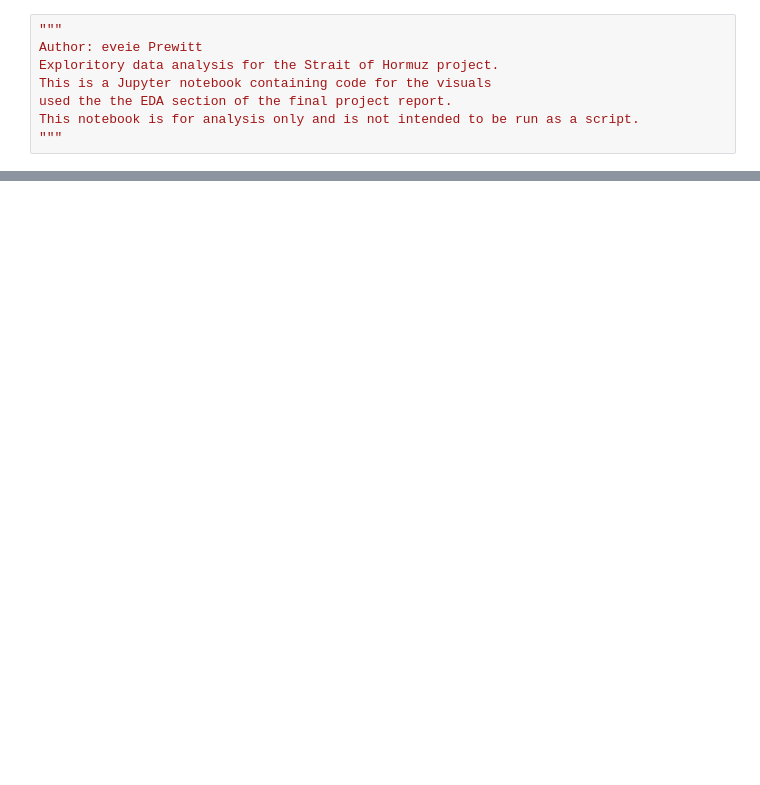
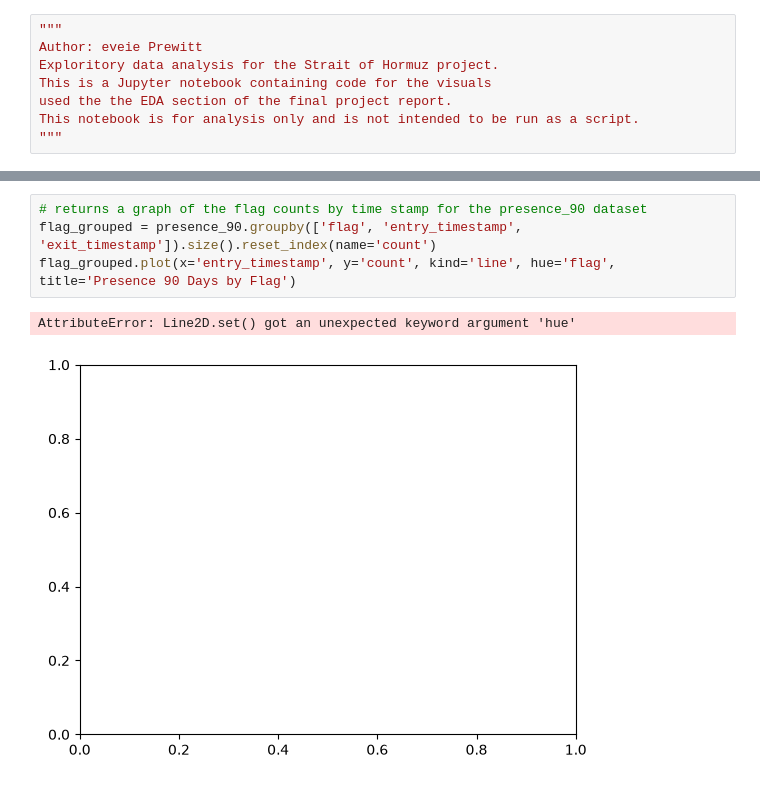
Before and after one commit to nanosnek/strait-of-hormuz-analyzed, a Jupyter notebook: EDA.ipynb, the cells around one changed output, grey strips where cells are left out. Drawn from its saved outputs; the diff is of its cells as text; blank space fills up the shorter version.

```diff
--- a/EDA.ipynb
+++ b/EDA.ipynb
@@ -20,0 +29,7 @@ snap = pd.read_csv('snapshot_hormuz_20260803T050455Z.csv')
+# %%
+# returns a graph of the flag counts by time stamp for the presence_90 dataset
+flag_grouped = presence_90.groupby(['flag', 'entry_timestamp', 'exit_timestamp']).size().reset_index(name='count')
+flag_grouped.plot(x='entry_timestamp', y='count', kind='line', hue='flag', title='Presence 90 Days by Flag')
+# %% [output]
+AttributeError: Line2D.set() got an unexpected keyword argument 'hue'
+[figure, added]
```
Also changed, not shown: parts of 7 cells of this notebook, 3 other files.
